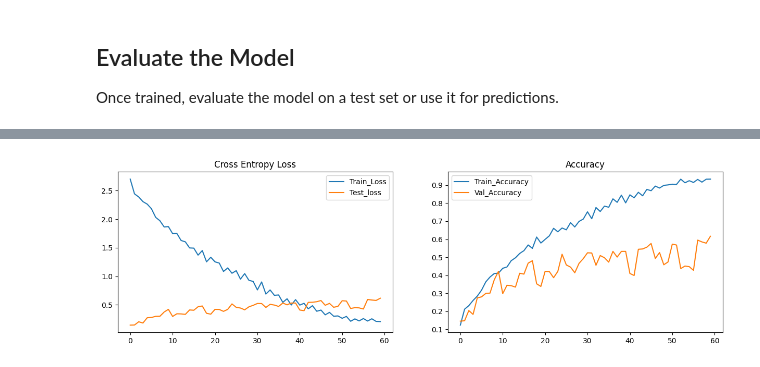
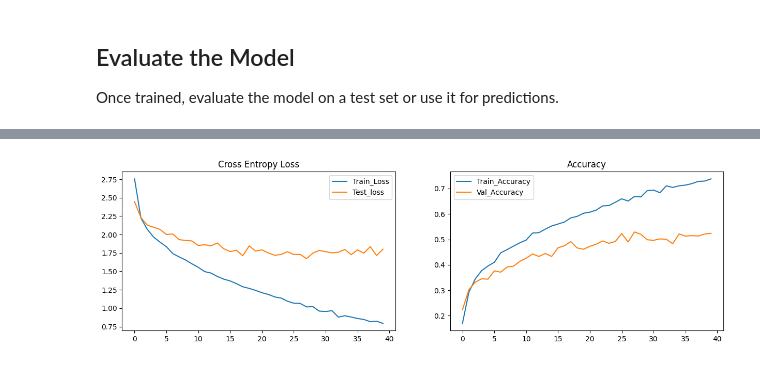
Before and after one commit to lucas6028/machine-learning, a Jupyter notebook: CNN/sports_balls.ipynb, the cells around one changed output, grey strips where cells are left out. Saved outputs shown, nothing was run; the diff lists cells and outputs as text; code cells hidden in the pictures.

```diff
--- a/CNN/sports_balls.ipynb
+++ b/CNN/sports_balls.ipynb
@@ -39,6 +36,13 @@ from tqdm.notebook import tqdm
 import matplotlib.pyplot as plt
 from matplotlib.pyplot import figure
 import seaborn as sns
+# %%
+from tqdm.notebook import tqdm as notebook_tqdm
+from tqdm import tqdm
+import sys
+
+if 'google.colab' in sys.modules:
+    tqdm = notebook_tqdm
 # %% [markdown]
 ## **Dataset, Data Loader, and Transforms**
 
@@ -61,11 +65,12 @@ train_tfm = transforms.Compose([
     # Resize the image into a fixed shape (height = width = 128)
     transforms.Lambda(ensure_three_channels),
     transforms.Resize((224, 224)),
+    transforms.RandomAffine(degrees=15, translate=(0.1,0.1), scale=(0.8,1.2), shear=5),
     transforms.RandomHorizontalFlip(p=0.5),
     # transforms.RandomVerticalFlip(p=0.5),
-    transforms.RandomRotation(15),
-    # ToTensor() should be the last one of the transforms.
+    # transforms.RandomRotation(15),
     transforms.ToTensor(),
+    transforms.Normalize(mean=[0.485, 0.456, 0.406], std=[0.229, 0.224, 0.225]),
 ])
 
 # We don't need augmentations in testing and validation.
@@ -74,6 +79,7 @@ test_tfm = transforms.Compose([
     transforms.Lambda(ensure_three_channels),
     transforms.Resize((224, 224)),
     transforms.ToTensor(),
+    transforms.Normalize(mean=[0.485, 0.456, 0.406], std=[0.229, 0.224, 0.225]),
 ])
 # %%
 # Batch size for training, validation, and testing.
@@ -488,14 +509,9 @@ def synchronize_losses(train_loss, valid_loss, train_steps=23, valid_steps=6):
-# %%
-train_loss_np = np.array(train_loss)
-valid_loss_np = np.array(valid_loss)
-train_accs_np = [acc.cpu().numpy() for acc in train_accs]
-valid_accs_np = [acc.cpu().numpy() for acc in valid_accs]
-train_loss_synced, valid_loss_synced = synchronize_losses(train_loss_np, valid_loss_np)
-train_accs_synced, valid_loss_synced = synchronize_losses(train_accs_np, valid_accs_np)
-
-plot_hist(train_loss_synced, valid_loss_synced, train_accs_synced, valid_loss_synced)
-# %% [output]
-[figure, removed]
+# %%
+train_acc_hist = [acc.cpu().numpy() for acc in train_acc_hist]
+valid_acc_hist = [acc.cpu().numpy() for acc in valid_acc_hist]
+plot_hist(train_loss_hist, valid_loss_hist, train_acc_hist, valid_acc_hist)
+# %% [output]
+[figure, added]
 # %%
 # Access class names
 class_names = tv_set.classes  # Maps indices to folder names (e.g., 0 -> 'apple', 1 -> 'banana')
```
Also changed, not shown: parts of 7 cells of this notebook.
